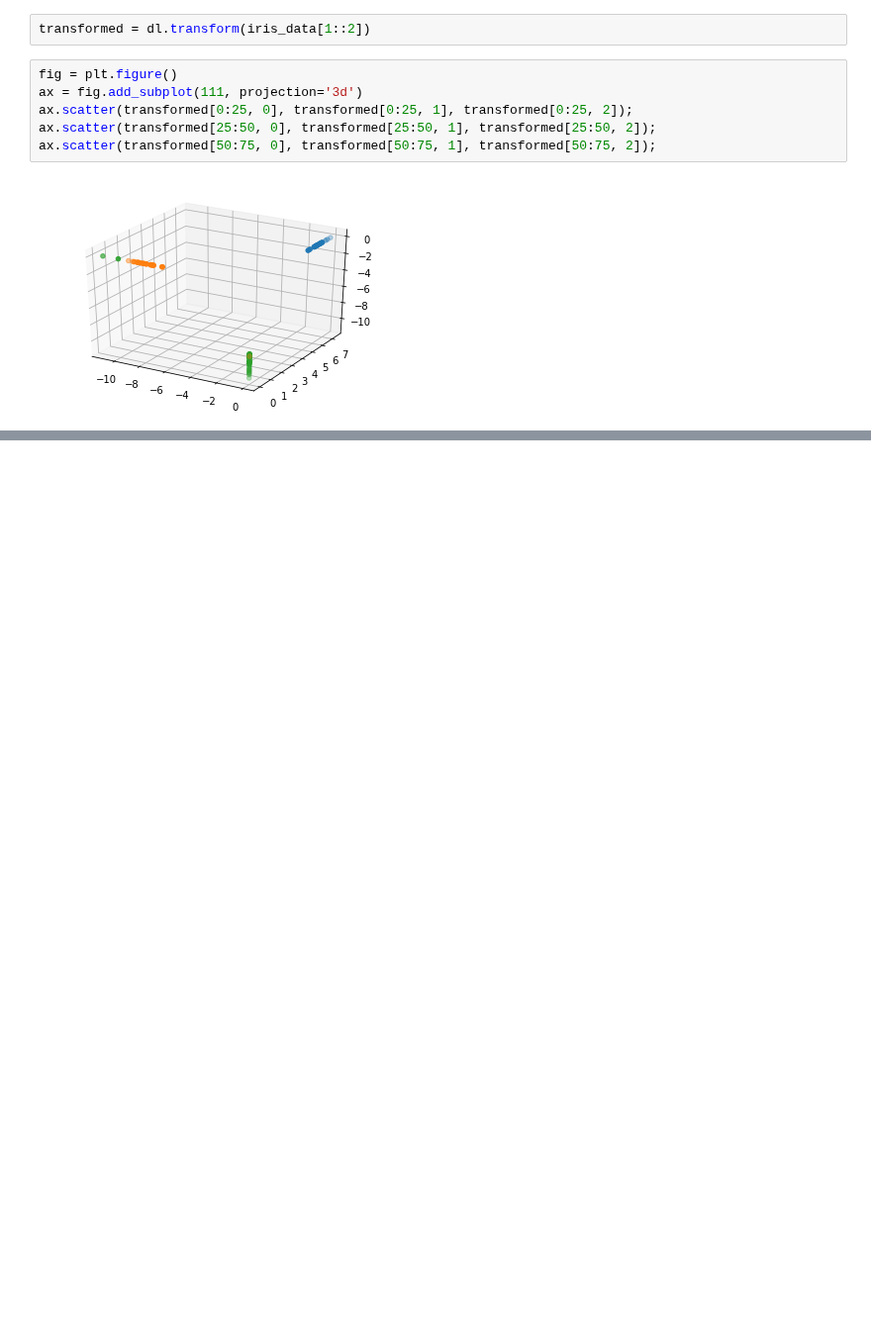
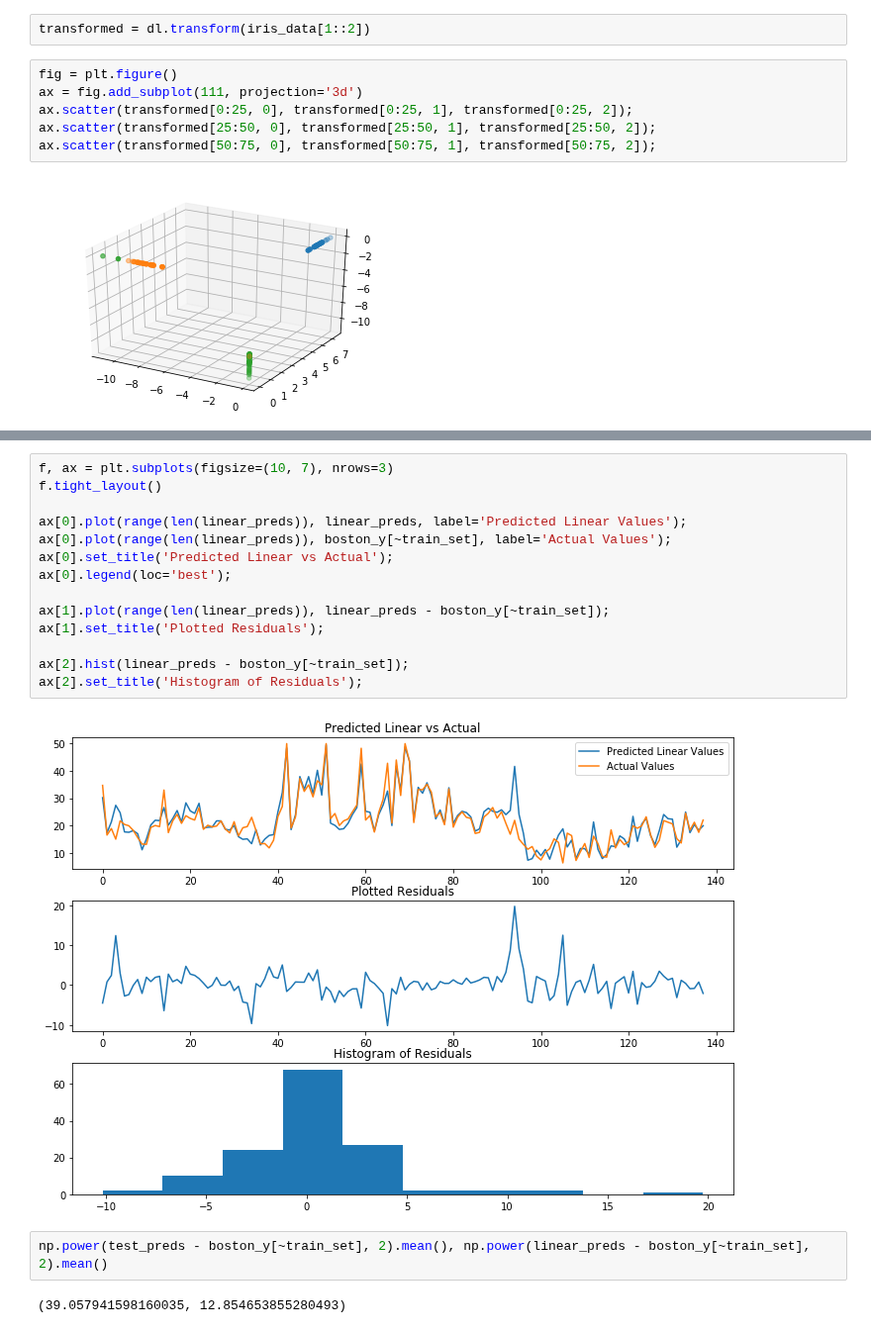
Before and after one commit to rvernagus/data-science-notebooks, a Jupyter notebook: scikit-learn/Preparing Data.ipynb, the cells around one changed output, grey strips where cells are left out. Shown at 99% size. Saved outputs shown, nothing was run; the diff lists cells and outputs as text; blank space fills up the shorter version.

```diff
--- a/scikit-learn/Preparing Data.ipynb
+++ b/scikit-learn/Preparing Data.ipynb
@@ -565,0 +672,20 @@ ax.scatter(transformed[50:75, 0], transformed[50:75, 1], transformed[50:75, 2]);
+# %%
+f, ax = plt.subplots(figsize=(10, 7), nrows=3)
+f.tight_layout()
+
+ax[0].plot(range(len(linear_preds)), linear_preds, label='Predicted Linear Values');
+ax[0].plot(range(len(linear_preds)), boston_y[~train_set], label='Actual Values');
+ax[0].set_title('Predicted Linear vs Actual');
+ax[0].legend(loc='best');
+
+ax[1].plot(range(len(linear_preds)), linear_preds - boston_y[~train_set]);
+ax[1].set_title('Plotted Residuals');
+
+ax[2].hist(linear_preds - boston_y[~train_set]);
+ax[2].set_title('Histogram of Residuals');
+# %% [output]
+[figure, added]
+# %%
+np.power(test_preds - boston_y[~train_set], 2).mean(), np.power(linear_preds - boston_y[~train_set], 2).mean()
+# %% [output]
+(39.057941598160035, 12.854653855280493)
```
Also changed, not shown: parts of 29 cells of this notebook.
